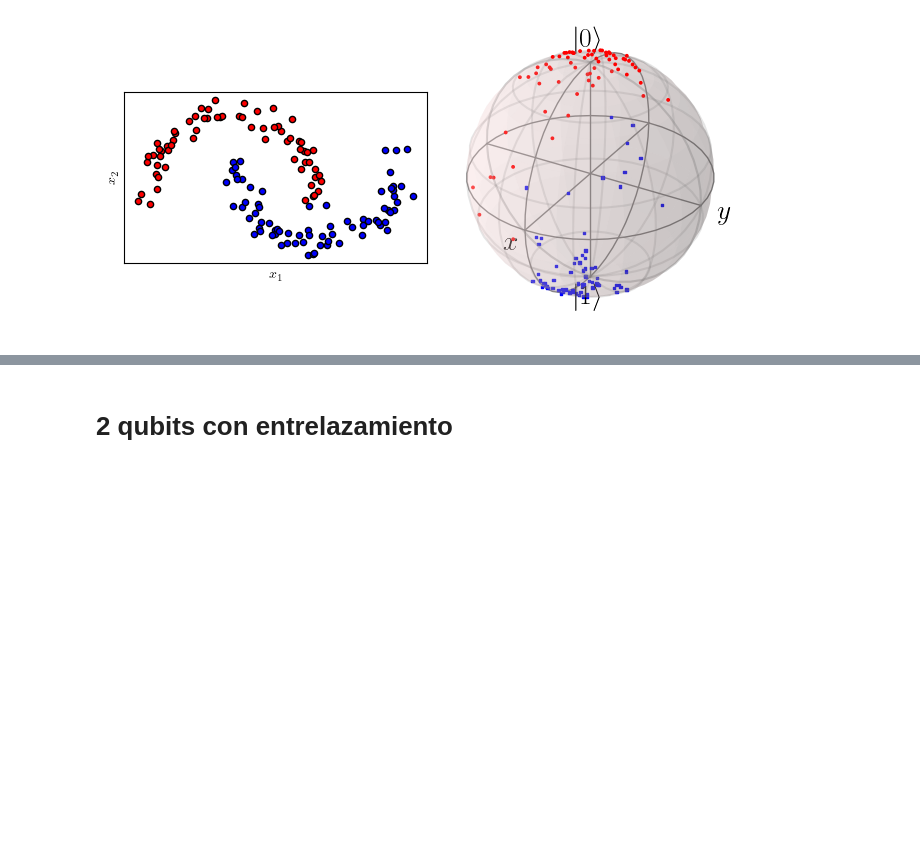
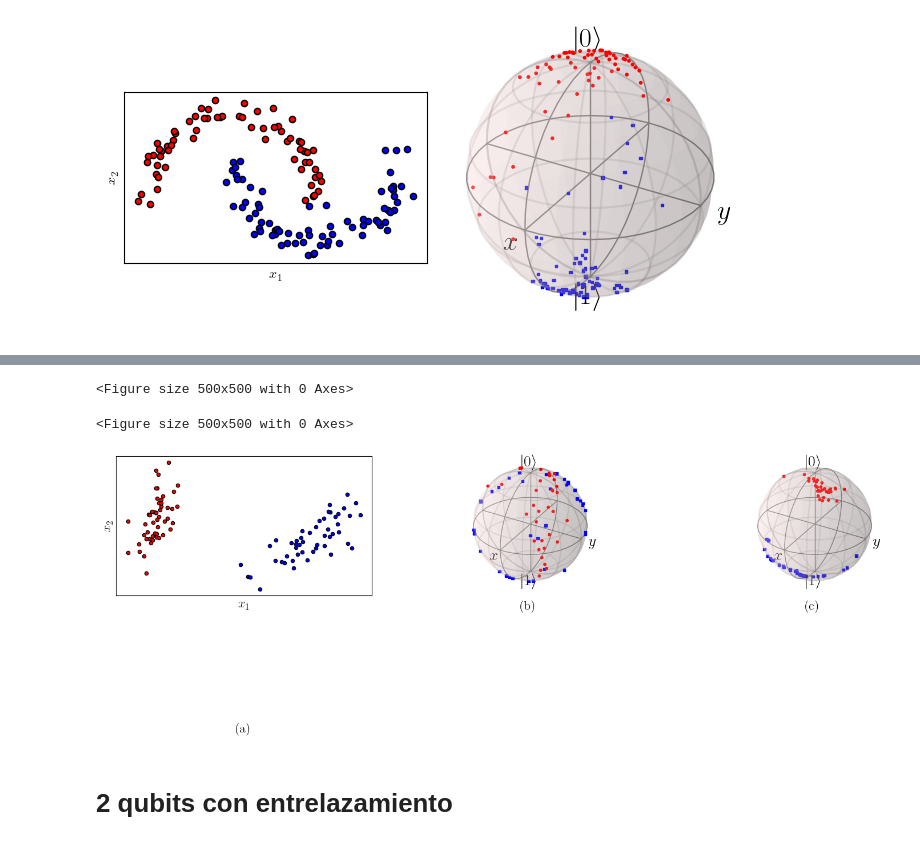
Before and after one commit to 6arlos6/QML_with_spins_using_DRU_algorithm, a Jupyter notebook: test_1_base_line_dru.ipynb, the cells around one changed output, grey strips where cells are left out. Drawn from its saved outputs; the diff is of its cells as text; code cells hidden in the pictures; blank space fills up the shorter version.

```diff
--- a/test_1_base_line_dru.ipynb
+++ b/test_1_base_line_dru.ipynb
@@ -233,3 +418,63 @@ plt.show()
+# %%
+def plot_data_v2(x, y, fig=None, ax=None):
+    """
+    Plot data with red/blue values for a 3 claseses classification.
+
+    Args:
+        x (array[tuple]): array of data points as tuples
+        y (array[int]): array of data points as tuples
+    """
+    if fig == None:
+        fig, ax = plt.subplots(1, 1, figsize=(5, 5))
+    reds = y == 0
+    blues = y == 1
+    green = y == 2
+    ax.scatter(x[reds, 0], x[reds, 1], c="red", s=20, edgecolor="k")
+    ax.scatter(x[blues, 0], x[blues, 1], c="blue", s=20, edgecolor="k")
+    ax.scatter(x[green, 0], x[green, 1], c="green", s=20, edgecolor="k")
+    ax.set_xlabel("$x_1$", fontsize=16)
+    ax.set_ylabel("$x_2$", fontsize=16)
+
+
+
+# Configuración general de la figura
+fig = plt.figure(figsize=(15, 5), constrained_layout=True)
+plt.rcParams['text.usetex'] = True
+plt.rcParams['font.family'] = 'Times New Roman'
+
+# Subgráfico 1: Espacio de entrada
+ax1 = fig.add_subplot(1, 3, 1)
+plot_data_v2(X, y, fig, ax1)
+ax1.set_xticks(())
+ax1.set_yticks(())
+ax1.set_aspect('equal')
+ax1.text(0.5, -0.98, '(a)', transform=ax1.transAxes, fontsize=16, ha='center')
+#ax1.set_title("Espacio de entrada", fontsize=12)
+
+# Subgráfico 2: Datos embebidos antes del entrenamiento
+ax2 = fig.add_subplot(1, 3, 2, projection='3d')
+S = 10 * np.ones((len(model.y_train)))
+visualization_1_qubit(qcircuit_1_qubit, model.X_train, model.y_train, params_after, ax2, sz=S, bias=bias_after)
+ax2.text2D(0.5, -0.1, '(b)', transform=ax2.transAxes, fontsize=16, ha='center')
+#ax2.set_title("Antes del entrenamiento", fontsize=12)
+
+# Subgráfico 3: Datos embebidos después del entrenamiento
+ax3 = fig.add_subplot(1, 3, 3, projection='3d')
+visualization_1_qubit(qcircuit_1_qubit, model.X_train, model.y_train, paramters_before, ax3, sz=S, bias=bias_before)
+ax3.text2D(0.5, -0.1, '(c)', transform=ax3.transAxes, fontsize=16, ha='center')
+#ax3.set_title("Después del entrenamiento", fontsize=12)
+
+# Título general
+#fig.suptitle("(a)", fontsize=14)
+
+# Guardar la figura en un solo archivo PDF
+path_to_save_img = os.path.join("results_of_test", "test_1", "bloch_visualization.pdf")
+plt.savefig(path_to_save_img, format='pdf', bbox_inches='tight')
+plt.show()
+# %% [output]
+<Figure size 500x500 with 0 Axes>
+<Figure size 500x500 with 0 Axes>
+[figure, added]
 # %% [markdown]
 # 2 qubits con entrelazamiento
 # %% [markdown]
```
Also changed, not shown: parts of 11 cells of this notebook, 14 other files.
